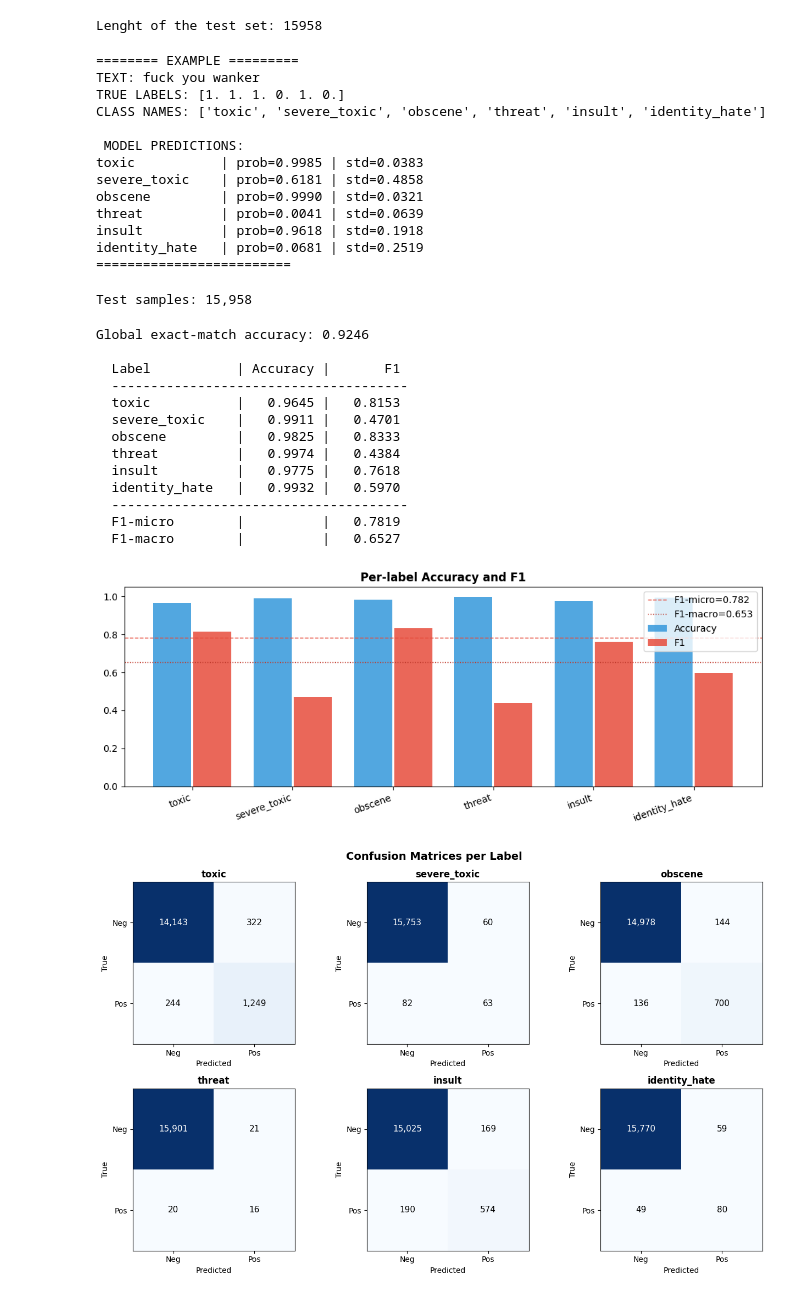
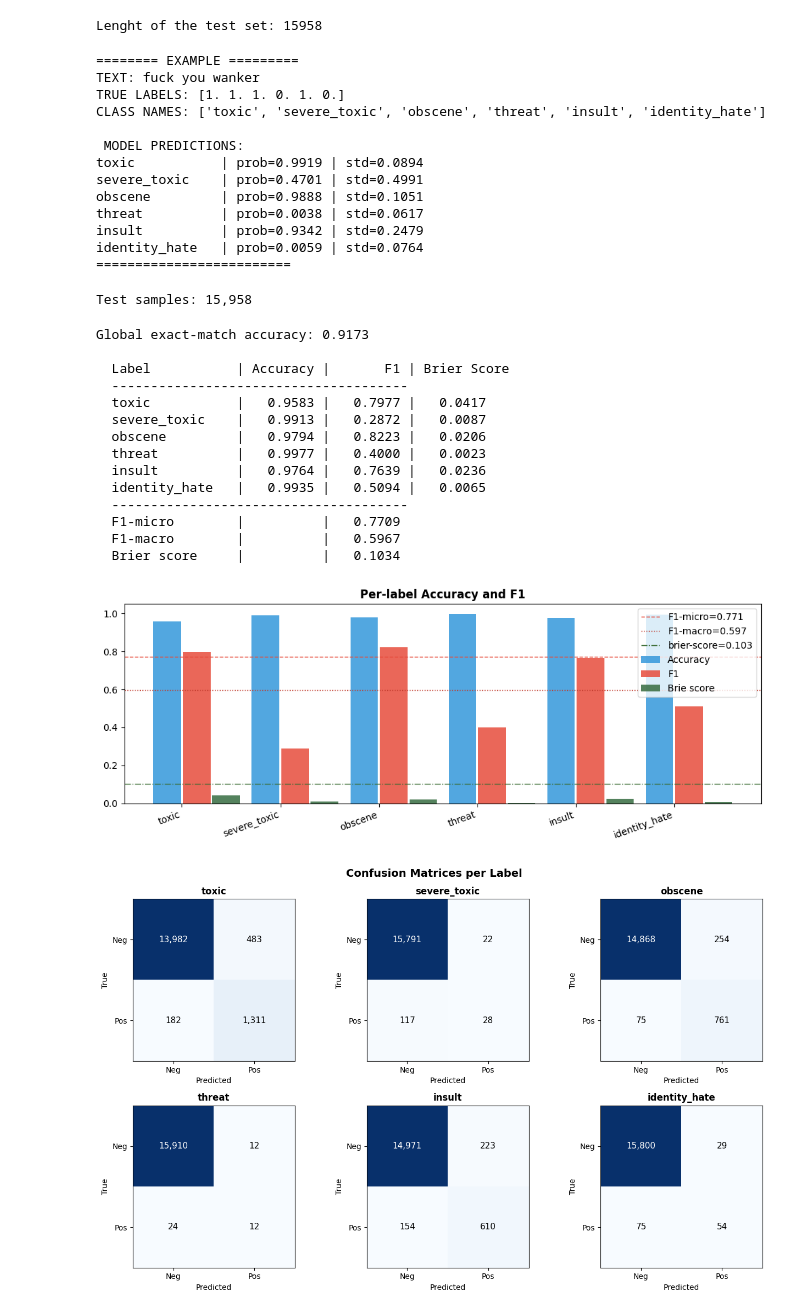
Before and after one commit to NatLey30/uncertainty-aware-moderation, a Jupyter notebook: model_analysis_finetuned.ipynb, the cells around one changed output. Saved outputs shown, nothing was run; the diff lists cells and outputs as text; code cells hidden in the pictures.

```diff
--- a/model_analysis_finetuned.ipynb
+++ b/model_analysis_finetuned.ipynb
@@ -19,6 +19,6 @@ print(f"Using device: {device}")
 # %% [output]
 Using device: cuda
 # %%
-model, tokenizer = load_model("models/gp_finetuning/best", device=device)
+model, tokenizer = load_model("models/gp_finetune_v2/best", device=device)
 model.eval()
 # %% [output]
@@ -90,12 +90,12 @@ TRUE LABELS: [1. 1. 1. 0. 1. 0.]
 CLASS NAMES: ['toxic', 'severe_toxic', 'obscene', 'threat', 'insult', 'identity_hate']
 
  MODEL PREDICTIONS:
-toxic           | prob=0.9985 | std=0.0383
-severe_toxic    | prob=0.6181 | std=0.4858
-obscene         | prob=0.9990 | std=0.0321
-threat          | prob=0.0041 | std=0.0639
-insult          | prob=0.9618 | std=0.1918
-identity_hate   | prob=0.0681 | std=0.2519
+toxic           | prob=0.9919 | std=0.0894
+severe_toxic    | prob=0.4701 | std=0.4991
+obscene         | prob=0.9888 | std=0.1051
+threat          | prob=0.0038 | std=0.0617
+insult          | prob=0.9342 | std=0.2479
+identity_hate   | prob=0.0059 | std=0.0764
 =========================
 # %%
 combos = defaultdict(list)
@@ -155,49 +155,56 @@ accuracy = corrects.mean()
 print(f'Global exact-match accuracy: {accuracy:.4f}\n')
 
 # Per-label accuracy and F1
 label_cols = ['toxic','severe_toxic','obscene','threat','insult','identity_hate']
 accs = [(y_true[:,i] == y_pred[:,i]).mean() for i in range(num_labels)]
 f1s  = [f1_score(y_true[:,i], y_pred[:,i], zero_division=0) for i in range(num_labels)]
+brier_scores  = [brier_score_loss(y_true[:,i], y_pred[:,i]) for i in range(num_labels)]
+
 f1_micro = f1_score(y_true, y_pred, average='micro',  zero_division=0)
 f1_macro = f1_score(y_true, y_pred, average='macro',  zero_division=0)
+brier_score = brier_score_loss(y_true, y_pred)
 
-print(f'  {"Label":15s} | {"Accuracy":>8s} | {"F1":>8s}')
+print(f'  {"Label":15s} | {"Accuracy":>8s} | {"F1":>8s} | {"Brier Score":>8s}')
 print('  ' + '-'*38)
-for lbl, acc, f1 in zip(label_cols, accs, f1s):
-    print(f'  {lbl:15s} | {acc:>8.4f} | {f1:>8.4f}')
+for lbl, acc, f1, bs in zip(label_cols, accs, f1s, brier_scores):
+    print(f'  {lbl:15s} | {acc:>8.4f} | {f1:>8.4f} | {bs:>8.4f}')
 print('  ' + '-'*38)
 print(f'  {"F1-micro":15s} | {" ":>8s} | {f1_micro:>8.4f}')
 print(f'  {"F1-macro":15s} | {" ":>8s} | {f1_macro:>8.4f}')
+print(f'  {"Brier score":15s} | {" ":>8s} | {brier_score:>8.4f}')
 
 # Bar chart
 fig, ax = plt.subplots(figsize=(10, 4))
 x = np.arange(num_labels)
-ax.bar(x - 0.2, accs, 0.38, label='Accuracy', color='#3498db', alpha=0.85)
-ax.bar(x + 0.2, f1s,  0.38, label='F1',       color='#e74c3c', alpha=0.85)
+ax.bar(x - 0.15, accs, 0.28, label='Accuracy', color='#3498db', alpha=0.85)
+ax.bar(x + 0.15, f1s,  0.28, label='F1',       color='#e74c3c', alpha=0.85)
+ax.bar(x + 0.45, brier_scores,  0.28, label='Brie score',       color="#366c40", alpha=0.85)
 ax.axhline(f1_micro, linestyle='--', color='#e74c3c', linewidth=1, label=f'F1-micro={f1_micro:.3f}')
 ax.axhline(f1_macro, linestyle=':',  color='#c0392b', linewidth=1, label=f'F1-macro={f1_macro:.3f}')
+ax.axhline(brier_score, linestyle='dashdot',  color="#396b32", linewidth=1, label=f'brier-score={brier_score:.3f}')
 ax.set_xticks(x)
 ax.set_xticklabels(label_cols, rotation=20, ha='right')
 ax.set_ylim(0, 1.05)
 ax.set_title('Per-label Accuracy and F1', fontweight='bold')
 ax.legend()
 plt.tight_layout()
 plt.show()
 # %% [output]
-Global exact-match accuracy: 0.9246
+Global exact-match accuracy: 0.9173
 
-  Label           | Accuracy |       F1
+  Label           | Accuracy |       F1 | Brier Score
   --------------------------------------
-  toxic           |   0.9645 |   0.8153
-  severe_toxic    |   0.9911 |   0.4701
-  obscene         |   0.9825 |   0.8333
-  threat          |   0.9974 |   0.4384
-  insult          |   0.9775 |   0.7618
-  identity_hate   |   0.9932 |   0.5970
+  toxic           |   0.9583 |   0.7977 |   0.0417
+  severe_toxic    |   0.9913 |   0.2872 |   0.0087
+  obscene         |   0.9794 |   0.8223 |   0.0206
+  threat          |   0.9977 |   0.4000 |   0.0023
+  insult          |   0.9764 |   0.7639 |   0.0236
+  identity_hate   |   0.9935 |   0.5094 |   0.0065
   --------------------------------------
-  F1-micro        |          |   0.7819
-  F1-macro        |          |   0.6527
+  F1-micro        |          |   0.7709
+  F1-macro        |          |   0.5967
+  Brier score     |          |   0.1034
-[figure, old version]
+[figure, new version]
 # %%
 fig, axes = plt.subplots(2, 3, figsize=(13, 8))
 axes = axes.flatten()
```
Also changed, not shown: parts of 11 cells of this notebook, 7 other files.
